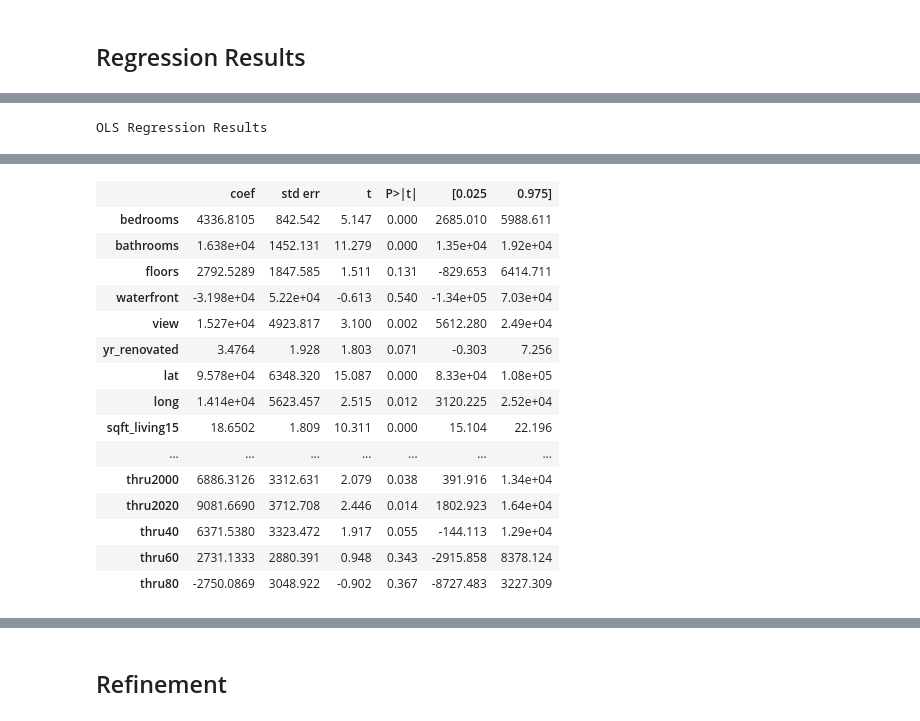
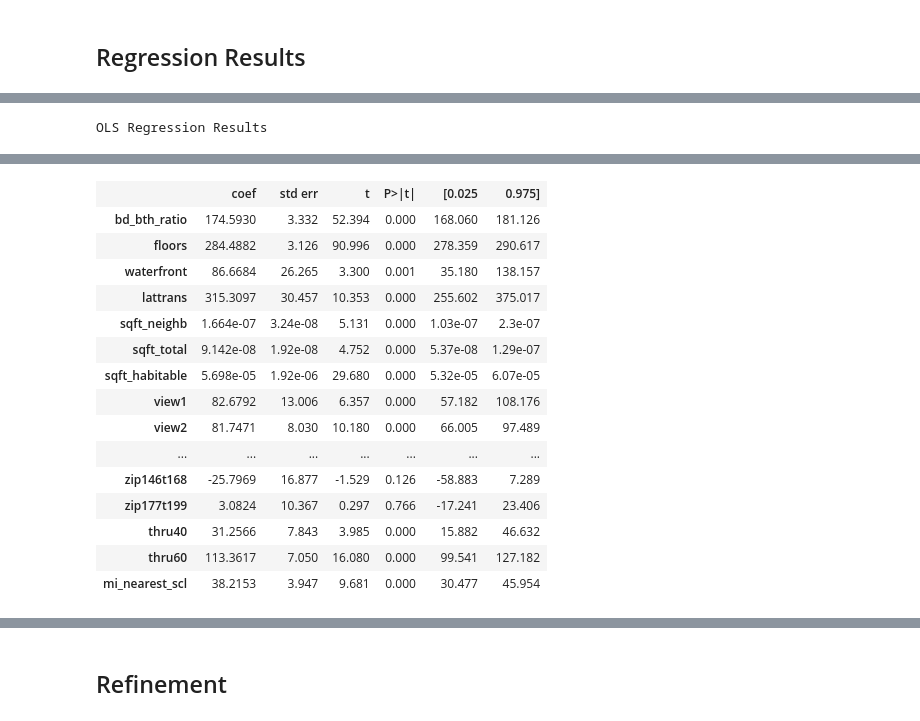
Before and after one commit to BlueViper8907/King-County-Housing-Regression, a Jupyter notebook: student_OSEMN.ipynb, the cells around one changed output, grey strips where cells are left out. Drawn from its saved outputs; the diff is of its cells as text; code cells hidden in the pictures.

```diff
--- a/student_OSEMN.ipynb
+++ b/student_OSEMN.ipynb
@@ -141,3 +157,6 @@ dumm = pd.get_dummies(kc_data['zipcode'], prefix=None, drop_first=True)
 kc_data = kc_data.merge(dumm, left_index=True, right_index=True)
 dumm = pd.get_dummies(kc_data['yr_built'], prefix=None, drop_first=True)
 kc_data = kc_data.merge(dumm, left_index=True, right_index=True)
+# %%
+#sqrt trasnforming price so that it's more normalized
+kc_data['pricesqrt'] = kc_data['price'].apply(np.sqrt)
@@ -154,7 +182,6 @@ Index(['price', 'bedrooms', 'bathrooms', 'floors', 'waterfront', 'view', 'yr_ren
 # %%
-kc_data = kc_data[['price', 'bedrooms', 'bathrooms', 'floors', 'waterfront', 'view', 'yr_renovated',
-                   'lat', 'long', 'sqft_living15', 'sqft_lot15', 'sqft_total', 'sqft_habitable',
-                   'poor', 'okay', 'good', 'great',
+kc_data = kc_data[['pricesqrt', 'price', 'bedrooms', 'bathrooms', 'floors', 'waterfront', 'yr_renovated',
+                   'lat', 'long', 'sqft_neighb', 'sqft_total', 'sqft_habitable', 'good',
                    'view1', 'view2', 'view3', 'view4',
                    'D', 'Cmin', 'C', 'Cpl', 'Bmin', 'B', 'Bpl', 'Amin', 'A', 'Apl',
                    'zip006t011', 'zip014t024', 'zip027t031', 'zip032t039', 'zip040t053',
@@ -203,17 +230,17 @@ numpy.float64
 # %%
 #calculate distance between schools and data
 kc = {}
-kc3 = {}
 kc5 = {}
 # approximate radius of earth in miles  miles
 i = 0
+#iterate over each of our rows in the dataframe
 while i <= 21498:
     R = 3963.0
     k = 0
     lat1 = radians(kc_data['lat'].iloc[i])
     lon1 = radians(kc_data['long'].iloc[i])
     distance = []
-
+    #iterate over each school to see which school is the closest to each row in our datframe
     while k <= 641:
         lat2 = radians(schools['LAT_CEN'].iloc[k])
         lon2 = radians(schools['LONG_CEN'].iloc[k])
@@ -226,10 +253,11 @@ while i <= 21498:
         distance.append(R * c)
 
         k += 1
-
+    #sort schools by distance
     distance.sort()
+    #choose closest school
     kc[i] = distance[0:1]
-    kc3[i] = sum(distance[0:3])
+    #find some of distance to nearest 5 schools
     kc5[i] = sum(distance[0:5])
     i += 1
 # %%
@@ -238,7 +265,6 @@ kc3 = pd.DataFrame.from_dict(kc3, orient='index', columns=['mi_3_scls'])
 kc5 = pd.DataFrame.from_dict(kc5, orient='index', columns=['mi_5_scls'])
 # %%
 kc_data = kc_data.merge(kc1, left_index=True, right_index=True)
-kc_data = kc_data.merge(kc3, left_index=True, right_index=True)
 kc_data = kc_data.merge(kc5, left_index=True, right_index=True)
 # %% [markdown]
 ## Check for NaN
@@ -418,11 +443,10 @@ dtype: float64
 # %%
 lowtier = kc_data[kc_data.price <=300000]
 midtier = kc_data[(kc_data.price > 300001) & (kc_data.price<=800000) ]
-hightier = kc_data[kc_data.price >800000]
+hightier = kc_data[(kc_data.price > 600000)]
 
-lowincome = ['bedrooms', 'bathrooms', 'floors', 'waterfront', 'view', 'yr_renovated',
-           'lat', 'long', 'sqft_living15', 'sqft_lot15', 'sqft_total', 'sqft_habitable',
-           'poor', 'okay', 'good', 'great',
+lowincome = ['bedrooms', 'bathrooms', 'floors', 'waterfront','yr_renovated',
+           'lat', 'long', 'sqft_neighb', 'sqft_total', 'sqft_habitable', 'good',
            'view1', 'view2', 'view3', 'view4',
            'D', 'Cmin', 'C', 'Cpl', 'Bmin', 'B', 'Bpl', 'Amin', 'A', 'Apl',
            'zip006t011', 'zip014t024', 'zip027t031', 'zip032t039', 'zip040t053',
@@ -430,9 +454,8 @@ lowincome = ['bedrooms', 'bathrooms', 'floors', 'waterfront', 'view', 'yr_renova
            'zip125t144', 'zip146t168', 'zip177t199', 'thru2000',
            'thru2020', 'thru40', 'thru60', 'thru80']
 
-mediumincome = ['bedrooms', 'bathrooms', 'floors', 'waterfront', 'view', 'yr_renovated',
-           'lat', 'long', 'sqft_living15', 'sqft_lot15', 'sqft_total', 'sqft_habitable',
-           'poor', 'okay', 'good', 'great',
+mediumincome = ['bedrooms', 'bathrooms', 'floors', 'waterfront', 'yr_renovated',
+           'lat', 'long', 'sqft_neighb', 'sqft_total', 'sqft_habitable',  'good',
            'view1', 'view2', 'view3', 'view4',
            'D', 'Cmin', 'C', 'Cpl', 'Bmin', 'B', 'Bpl', 'Amin', 'A', 'Apl',
            'zip006t011', 'zip014t024', 'zip027t031', 'zip032t039', 'zip040t053',
@@ -440,17 +463,14 @@ mediumincome = ['bedrooms', 'bathrooms', 'floors', 'waterfront', 'view', 'yr_ren
            'zip125t144', 'zip146t168', 'zip177t199', 'thru2000',
            'thru2020', 'thru40', 'thru60', 'thru80']
 
-highincome = ['bedrooms', 'bathrooms', 'floors', 'waterfront', 'view', 'yr_renovated',
-           'lat', 'long', 'sqft_living15', 'sqft_lot15', 'sqft_total', 'sqft_habitable',
-           'poor', 'okay', 'good', 'great',
+highincome = ['bd_bth_ratio', 'floors', 'waterfront',
+           'lattrans', 'sqft_neighb', 'sqft_total', 'sqft_habitable',
            'view1', 'view2', 'view3', 'view4',
-           'D', 'Cmin', 'C', 'Cpl', 'Bmin', 'B', 'Bpl', 'Amin', 'A', 'Apl',
-           'zip006t011', 'zip014t024', 'zip027t031', 'zip032t039', 'zip040t053',
-           'zip055t065', 'zip070t077', 'zip092t106', 'zip107t115', 'zip116t122',
-           'zip125t144', 'zip146t168', 'zip177t199', 'thru2000',
-           'thru2020', 'thru40', 'thru60', 'thru80', 'mi_nearest_scl',	'mi_3_scls', 'mi_5_scls']
+           'zip014t024', 'zip027t031', 'zip055t065', 'zip092t106', 'zip116t122',
+           'zip125t144', 'zip146t168', 'zip177t199',
+           'thru40', 'thru60', 'mi_nearest_scl']
 
-def make_ols(df, x_columns, drops=None, target='price', add_constant=False):
+def make_ols(df, x_columns, drops=None, target='pricesqrt', add_constant=False):
     if drops:
         drops.append(target)
         X = df.drop(columns=drops)
@@ -464,8 +484,11 @@ def make_ols(df, x_columns, drops=None, target='price', add_constant=False):
     display(res.summary())
     fig = sm.graphics.qqplot(res.resid, dist=stats.norm, line='45', fit=True)
     return res
-make_ols(lowtier,lowincome)
-make_ols(midtier,mediumincome)
+#make_ols(lowtier,lowincome)
+#make_ols(midtier,mediumincome)
 make_ols(hightier,highincome)
+X = hightier[highincome]
+vif = [variance_inflation_factor(X.values, i) for i in range(X.shape[1])]
+list(zip(highincome, vif))
 # %% [output]
 OLS Regression Results
@@ -480,17 +503,17 @@ OLS Regression Results
 | Covariance Type: | nonrobust |  |  |
 |  | coef | std err | t | P>|t| | [0.025 | 0.975] |
-| bedrooms | 4336.8105 | 842.542 | 5.147 | 0.000 | 2685.010 | 5988.611 |
-| bathrooms | 1.638e+04 | 1452.131 | 11.279 | 0.000 | 1.35e+04 | 1.92e+04 |
-| floors | 2792.5289 | 1847.585 | 1.511 | 0.131 | -829.653 | 6414.711 |
-| waterfront | -3.198e+04 | 5.22e+04 | -0.613 | 0.540 | -1.34e+05 | 7.03e+04 |
-| view | 1.527e+04 | 4923.817 | 3.100 | 0.002 | 5612.280 | 2.49e+04 |
-| yr_renovated | 3.4764 | 1.928 | 1.803 | 0.071 | -0.303 | 7.256 |
-| lat | 9.578e+04 | 6348.320 | 15.087 | 0.000 | 8.33e+04 | 1.08e+05 |
-| long | 1.414e+04 | 5623.457 | 2.515 | 0.012 | 3120.225 | 2.52e+04 |
-| sqft_living15 | 18.6502 | 1.809 | 10.311 | 0.000 | 15.104 | 22.196 |
+| bd_bth_ratio | 174.5930 | 3.332 | 52.394 | 0.000 | 168.060 | 181.126 |
+| floors | 284.4882 | 3.126 | 90.996 | 0.000 | 278.359 | 290.617 |
+| waterfront | 86.6684 | 26.265 | 3.300 | 0.001 | 35.180 | 138.157 |
+| lattrans | 315.3097 | 30.457 | 10.353 | 0.000 | 255.602 | 375.017 |
+| sqft_neighb | 1.664e-07 | 3.24e-08 | 5.131 | 0.000 | 1.03e-07 | 2.3e-07 |
+| sqft_total | 9.142e-08 | 1.92e-08 | 4.752 | 0.000 | 5.37e-08 | 1.29e-07 |
+| sqft_habitable | 5.698e-05 | 1.92e-06 | 29.680 | 0.000 | 5.32e-05 | 6.07e-05 |
+| view1 | 82.6792 | 13.006 | 6.357 | 0.000 | 57.182 | 108.176 |
+| view2 | 81.7471 | 8.030 | 10.180 | 0.000 | 66.005 | 97.489 |
 | ... | ... | ... | ... | ... | ... | ... |
-| thru2000 | 6886.3126 | 3312.631 | 2.079 | 0.038 | 391.916 | 1.34e+04 |
-| thru2020 | 9081.6690 | 3712.708 | 2.446 | 0.014 | 1802.923 | 1.64e+04 |
-| thru40 | 6371.5380 | 3323.472 | 1.917 | 0.055 | -144.113 | 1.29e+04 |
-| thru60 | 2731.1333 | 2880.391 | 0.948 | 0.343 | -2915.858 | 8378.124 |
-| thru80 | -2750.0869 | 3048.922 | -0.902 | 0.367 | -8727.483 | 3227.309 |
+| zip146t168 | -25.7969 | 16.877 | -1.529 | 0.126 | -58.883 | 7.289 |
+| zip177t199 | 3.0824 | 10.367 | 0.297 | 0.766 | -17.241 | 23.406 |
+| thru40 | 31.2566 | 7.843 | 3.985 | 0.000 | 15.882 | 46.632 |
+| thru60 | 113.3617 | 7.050 | 16.080 | 0.000 | 99.541 | 127.182 |
+| mi_nearest_scl | 38.2153 | 3.947 | 9.681 | 0.000 | 30.477 | 45.954 |
```
Also changed, not shown: parts of 64 cells of this notebook, 1 other file.
